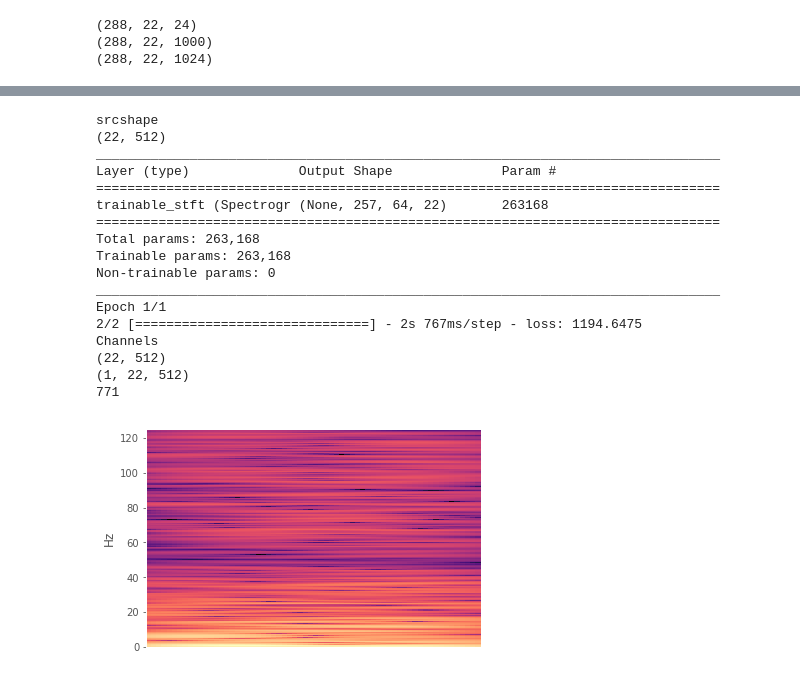
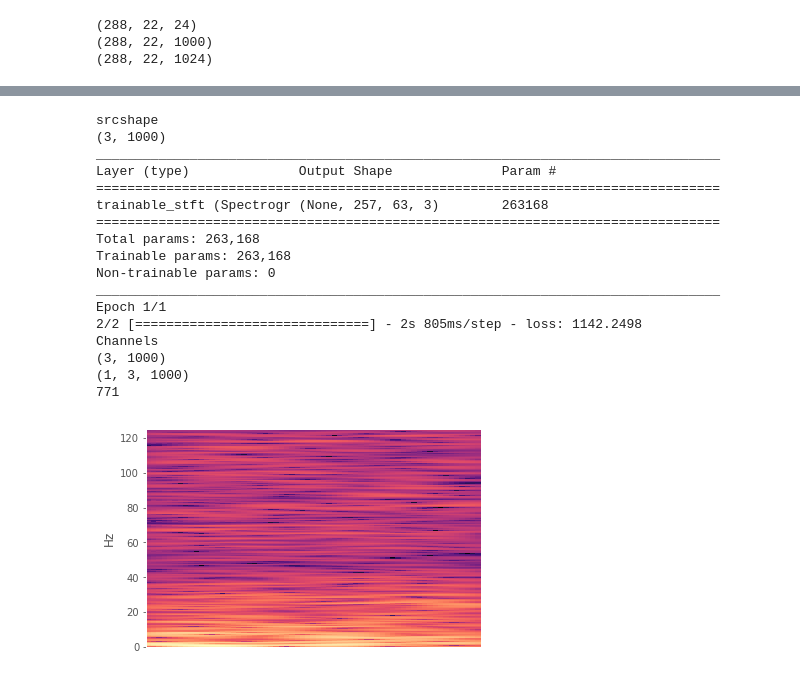
Before and after one commit to kunalpatel1793/Neural-Nets-Final-Project, a Jupyter notebook: KerasTestingSTFTCNN.ipynb, the cells around one changed output, grey strips where cells are left out. Saved outputs shown, nothing was run; the diff lists cells and outputs as text; code cells hidden in the pictures.

Commit message:
added UtilNNDL.py and small changes to KerasTestingSTFTCNN

```diff
--- a/KerasTestingSTFTCNN.ipynb
+++ b/KerasTestingSTFTCNN.ipynb
@@ -58,4 +60,7 @@ print databuf.shape
 (288, 22, 24)
 (288, 22, 1000)
 (288, 22, 1024)
+# %%
+#Experimental, try just using just c3,cz,c4 electrodes
+data = data[:,(7,9,11),:]
 # %%
@@ -110,0 +88,11 @@ print labels_sliced.shape
+# %%
+bs, t, f = data.shape
+np.random.seed(42)
+shuffle = np.random.choice(bs,bs,replace=False)
+
+#split data into training and testing
+train_samples = data.shape[0]-50
+train_data = data[shuffle[:train_samples],:,:]
+train_labels = labels_cata[shuffle[:train_samples]]
+test_data = data[shuffle[train_samples:],:,:]
+test_labels =labels_cata[shuffle[train_samples:]]
@@ -172,36 +161,36 @@ Sampling rate: 250 Hz
 # %%
 #Show the output of the model after STFT
-src = data_sliced[0]
+src = train_data[0]
 #src = databuf[0,0,:]
 #src = src[np.newaxis, :]
 print "srcshape"
 print src.shape
 model = Sequential()
-model.add(Spectrogram(n_dft=512, n_hop=8, input_shape=src.shape,
+model.add(Spectrogram(n_dft=512, n_hop=16, input_shape=src.shape,
           return_decibel_spectrogram=True, power_spectrogram=2.0,
           trainable_kernel=True, name='trainable_stft'))
 
 check_model(model)
 visualise_model(model, src)
 print labels[1]
 # %% [output]
 srcshape
-(22, 512)
+(3, 1000)
 ________________________________________________________________________________
 Layer (type)              Output Shape              Param #
 ================================================================================
-trainable_stft (Spectrogr (None, 257, 64, 22)       263168
+trainable_stft (Spectrogr (None, 257, 63, 3)        263168
 ================================================================================
 Total params: 263,168
 Trainable params: 263,168
 Non-trainable params: 0
 ________________________________________________________________________________
 Epoch 1/1
-2/2 [==============================] - 2s 767ms/step - loss: 1194.6475
+2/2 [==============================] - 2s 805ms/step - loss: 1142.2498
 Channels
-(22, 512)
-(1, 22, 512)
+(3, 1000)
+(1, 3, 1000)
 771
-[figure, old version]
+[figure, new version]
 # %%
 #STFT Model
```
Also changed, not shown: parts of 10 cells of this notebook, 2 other files.
